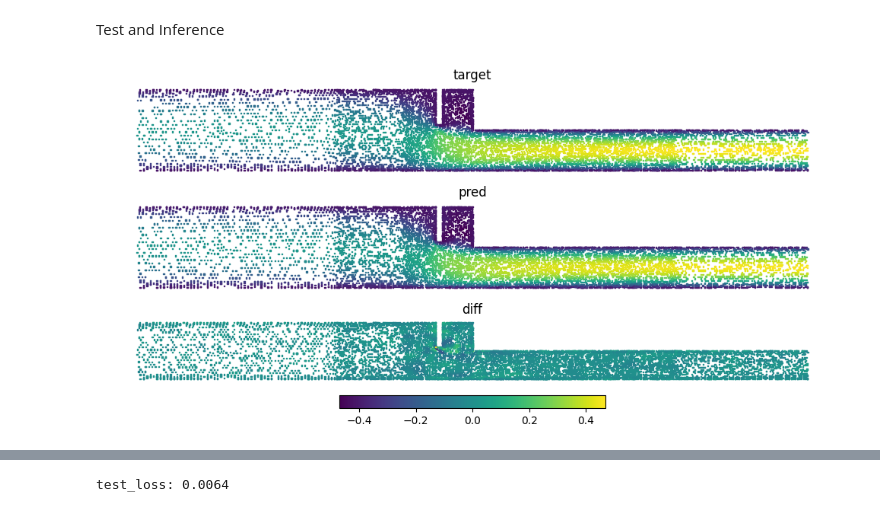
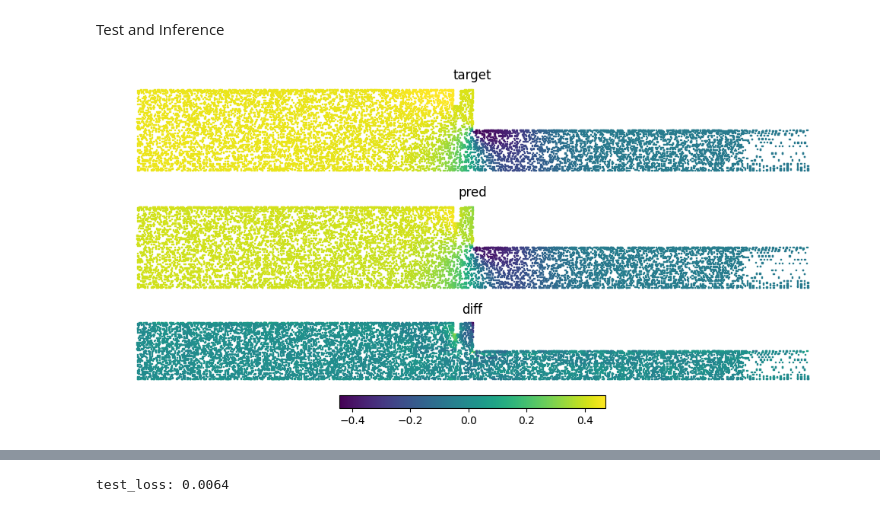
Before and after one commit to battlejacket/upt-tutorial, a Jupyter notebook: ffsRans.ipynb, the cells around one changed output, grey strips where cells are left out. Saved outputs shown, nothing was run; the diff lists cells and outputs as text; code cells hidden in the pictures.

```diff
--- a/ffsRans.ipynb
+++ b/ffsRans.ipynb
@@ -38,11 +38,11 @@ num_latent_tokens=512
 # hyperparameters training
 learning_rate = 1e-4
 weight_decay=0.05
-num_supernodes = 512
+num_supernodes = 1024
 epochs = 1000
 batch_size = 50
 
-runID = 'SDF_600s_crop+-5'
+runID = 'SDF_SST'
 # %% [markdown]
 Datasets
 # %%
@@ -60,7 +60,7 @@ crop_values= [[-5, -2], [5, 2]]
 
 # initialize dataset
 train_dataset = ffsDataset(
-    root="./data/ffs/preprocessed600",
+    root="./data/ffs/preprocessedSST",
     # how many inputs to use for training
     # num_inputs=float("inf"),
     num_inputs=num_train_inputs,
@@ -74,7 +74,7 @@ train_dataset = ffsDataset(
 )
 
 test_dataset = ffsDataset(
-    root="./data/ffs/preprocessed600",
+    root="./data/ffs/preprocessedSST",
     # how many inputs to use for training
     # num_inputs=float("inf"),
     num_inputs=num_test_inputs,
@@ -342,7 +342,7 @@ Test and Inference
 # crop_values_test= [[-2, -2], [0, 2]]
 
 test_hr_dataset = ffsDataset(
-    root="./data/ffs/preprocessed600",
+    root="./data/ffs/preprocessedSST",
     # how many inputs to use for training
     # num_inputs=float("inf"),
     num_inputs=10000,
@@ -359,12 +359,12 @@ from torch.utils.data import DataLoader
 from upt.collators.ffs_collator import ffsCollator
 
 # get test sample
-test_dataloader = DataLoader(
+test_hr_dataloader = DataLoader(
     dataset=test_hr_dataset,
     batch_size=1,
-    collate_fn=ffsCollator(num_supernodes=1024, deterministic=True),
+    collate_fn=ffsCollator(num_supernodes=512, deterministic=True),
 )
-data = [d for d in test_dataloader]
+data = [d for d in test_hr_dataloader]
 # %%
 test_batch = data[0]
 name = test_batch['name'][0]
@@ -390,31 +390,31 @@ with torch.no_grad():
 # %%
 # generated input vs target
 points = test_hr_dataset.denormalize_pos(test_batch["output_pos"].squeeze(0))
 pred_all = test_hr_dataset.denormalize_feat(y_hat.cpu())
 
-feature_idx = 0
+feature_idx = 2
 
 x_pos, y_pos = points.unbind(1)
 pred = pred_all[:,feature_idx]
 target_all = test_hr_dataset.denormalize_feat(test_batch["target_feat"]) #[:10000]
 target = target_all[:,feature_idx]
 
 
 _, axes = plt.subplots(3, 1, figsize=(10, 5)) #, figsize=(10, 2)
 axes[0].scatter(x_pos, y_pos, c=target, marker="s", s=1)
 axes[0].set_title("target")
 axes[0].set_axis_off()
 axes[1].scatter(x_pos, y_pos, c=pred, marker="s", s=1)
 axes[1].set_title("pred")
 axes[1].set_axis_off()
 scatter_diff = axes[2].scatter(x_pos, y_pos, c=pred-target, marker="s", s=1)
 axes[2].set_title("diff")
 axes[2].set_axis_off()
 plt.colorbar(scatter_diff, ax=axes[2], orientation="horizontal")
 plt.tight_layout()
 # plt.colorbar()
 # plt.title(test_batch["name"])
 plt.show()
 # %% [output]
-[figure, old version]
+[figure, new version]
 # %%
```
Also changed, not shown: parts of 3 cells of this notebook, 4 other files.
